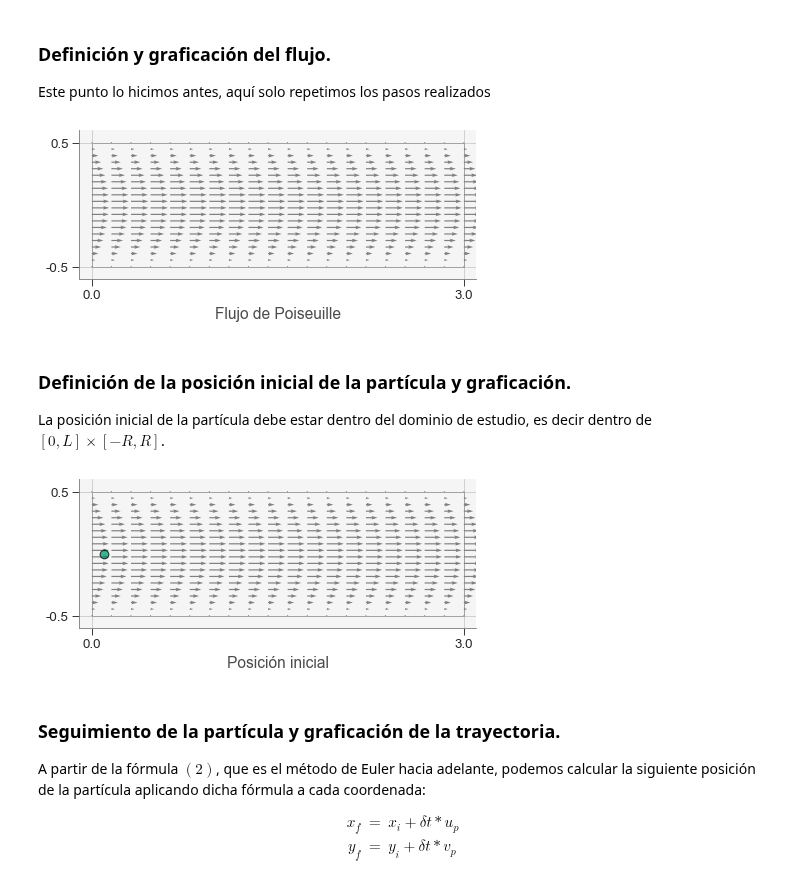
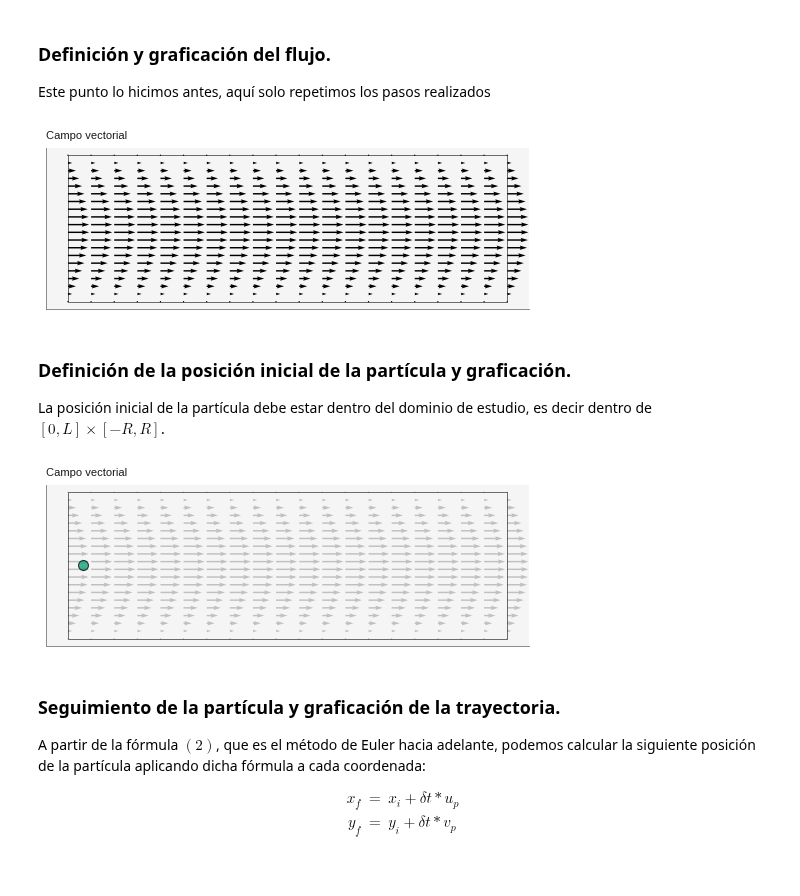
Before and after one commit to luiggix/macti_notes, a Jupyter notebook: notebooks/Problemas_Valor_Inicial/Metodo_Euler/teacher/01_0_MetodoEuler.ipynb, the cells around one changed output. Saved outputs shown, nothing was run; the diff lists cells and outputs as text; code cells hidden in the pictures.

```diff
--- a/notebooks/Problemas_Valor_Inicial/Metodo_Euler/teacher/01_0_MetodoEuler.ipynb
+++ b/notebooks/Problemas_Valor_Inicial/Metodo_Euler/teacher/01_0_MetodoEuler.ipynb
@@ -169,21 +179,23 @@ Este punto lo hicimos antes, aquí solo repetimos los pasos realizados
 # %%
 # Coordenadas Cartesianas
 x = np.linspace(0,L,20)
 r = np.linspace(-R,R,20)
 
 # Generación de la malla
 xg, yg = np.meshgrid(x, r, indexing='ij', sparse=False)
 
 # Campo de velocidad
 u = lambda x,r: ΔP*(R**2 - r**2)/(4*L*μ)  # Flujo de Poiseuille
 v = lambda x,r: r*0                       # La velocidad en dirección vertical es cero.
 
 # Graficación del campo de velocidades (u,v)
-plotFlujo(xg, yg, u, v, 'quiver', 'Flujo de Poiseuille')
-
+vis = mvis.Plotter(1,1, [dict(aspect = 'equal')])
+vis.quiver(1, xg, yg, u(xg,yg), v(xg,yg), dict())
+vis.plot_frame(1, xg, yg, ticks=False)
+vis.axes(1).set_title('Campo vectorial', fontsize=10)
 plt.show()
 # %% [output]
-[figure, old version]
+[figure, new version]
 # %% [markdown]
 <a name='2-2'></a>
 ### Definición de la posición inicial de la partícula y graficación.
@@ -194,15 +206,18 @@ La posición inicial de la partícula debe estar dentro del dominio de estudio,
 xi = 0.1
 yi = 0.0
 # %%
+vis = mvis.Plotter(1,1, [dict(aspect = 'equal')])
+
 # Graficación de la posición inicial de la partícula
-plt.scatter(xi, yi, fc='C3', ec='k', alpha=0.75, s=60, zorder=5)
+vis.scatter(1, xi, yi, dict(fc='C3', ec='k', alpha=0.75, s=80, zorder=5))
 
 # Graficación del flujo.
-plotFlujo(xg, yg, u, v, 'quiver', 'Posición inicial')
-
+vis.quiver(1, xg, yg, u(xg,yg), v(xg,yg), dict(color='silver'))
+vis.plot_frame(1, xg, yg, ticks=False)
+vis.axes(1).set_title('Campo vectorial', fontsize=10)
 plt.show()
 # %% [output]
-[figure, old version]
+[figure, new version]
 # %% [markdown]
 <a name='2-3'></a>
 ### Seguimiento de la partícula y graficación de la trayectoria.
```
Also changed, not shown: parts of 19 cells of this notebook, 14 other files.
